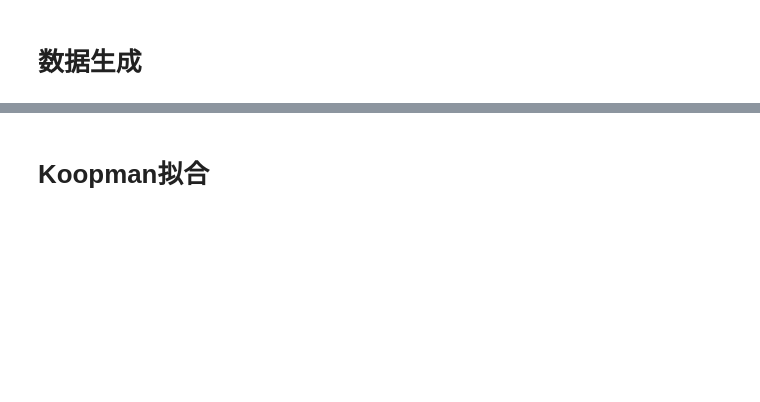
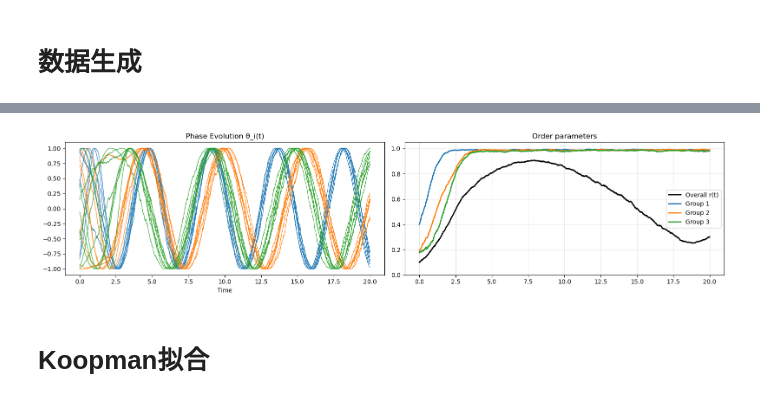
Before and after one commit to Matthew-ymz/koopCE, a Jupyter notebook: notebooks/examp_kuramoto.ipynb, the cells around one changed output, grey strips where cells are left out. Saved outputs shown, nothing was run; the diff lists cells and outputs as text; code cells hidden in the pictures; blank space fills up the shorter version.

```diff
--- a/notebooks/examp_kuramoto.ipynb
+++ b/notebooks/examp_kuramoto.ipynb
@@ -26,3 +27,15 @@ X_embed, K_matrix = plot_clustered_kuramoto(
+# %%
+X_test, K_matrix = plot_clustered_kuramoto(
+    N=N,          # 振子数
+    n_clusters=3,  # 团数
+    K_intra=5,   # 团内耦合
+    K_inter=0.1,   # 团间耦合
+    noise=0.01,
+    T=20,
+    random_state=42
+)
+# %% [output]
+[figure, added]
 # %% [markdown]
 # Koopman拟合
 # %%
```
Also changed, not shown: parts of 7 cells of this notebook, 1 other file.
